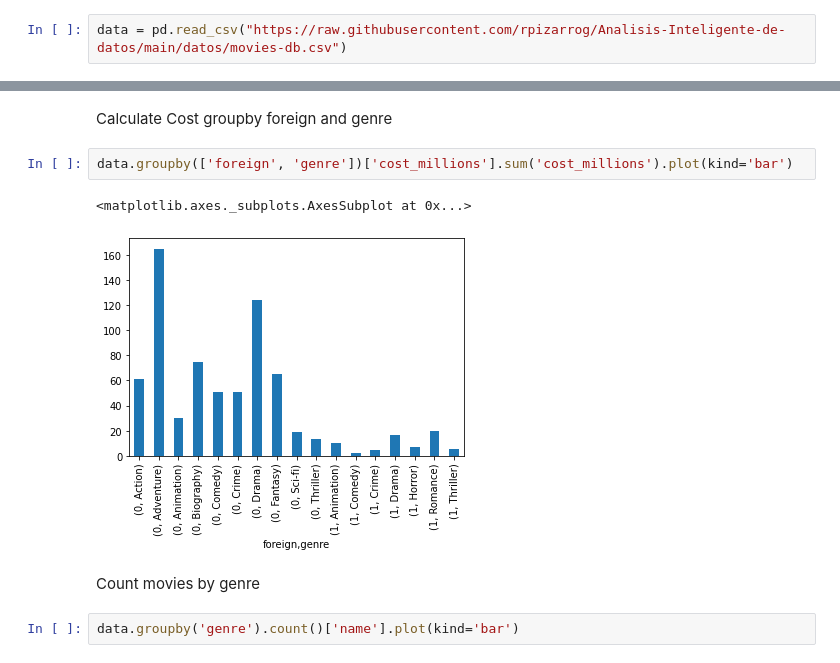
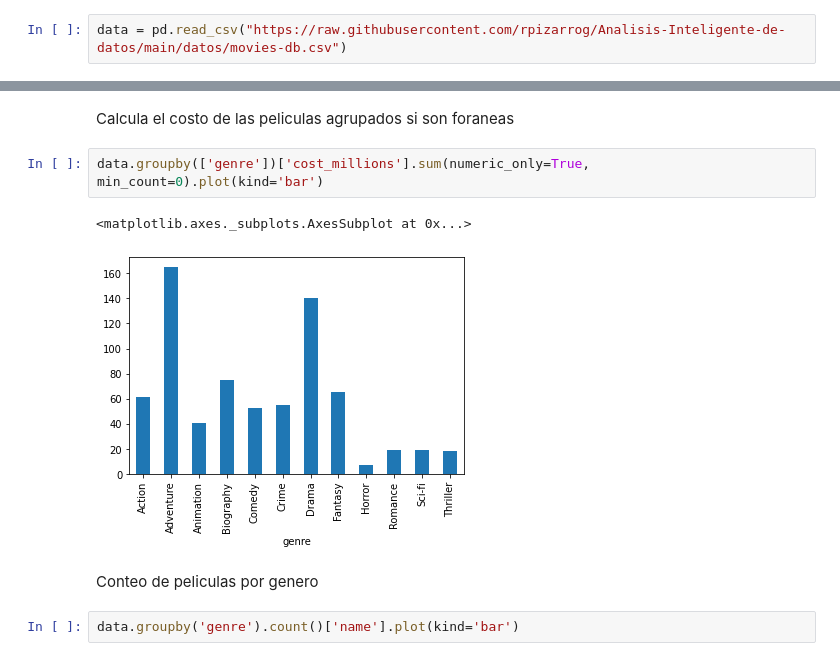
Before and after one commit to STR4NG3R/AnalisisDatos, a Jupyter notebook: 1U/1/pymd.ipynb, the cells around one changed output, grey strips where cells are left out. Cells and saved outputs as stored; diff of their text form.

```diff
--- a/1U/1/pymd.ipynb
+++ b/1U/1/pymd.ipynb
@@ -70,12 +12,12 @@ Núm. de observaciones: 31
-# %% [markdown]
-Calculate Cost groupby foreign and genre
+# %% [markdown]
+Calcula el costo de las peliculas agrupados si son foraneas
 # %%
-data.groupby(['foreign', 'genre'])['cost_millions'].sum('cost_millions').plot(kind='bar')
+data.groupby(['genre'])['cost_millions'].sum(numeric_only=True, min_count=0).plot(kind='bar')
 # %% [output]
 <matplotlib.axes._subplots.AxesSubplot at 0x...>
-[figure, old version]
+[figure, new version]
-# %% [markdown]
-Count movies by genre
+# %% [markdown]
+Conteo de peliculas por genero
 # %%
 data.groupby('genre').count()['name'].plot(kind='bar')
 # %% [output]
```
Also changed, not shown: parts of 17 cells of this notebook.
